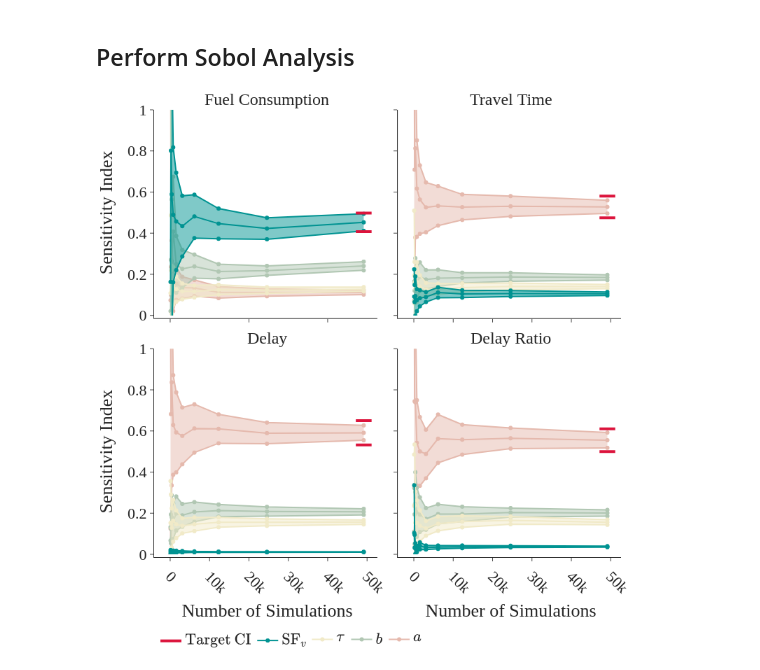
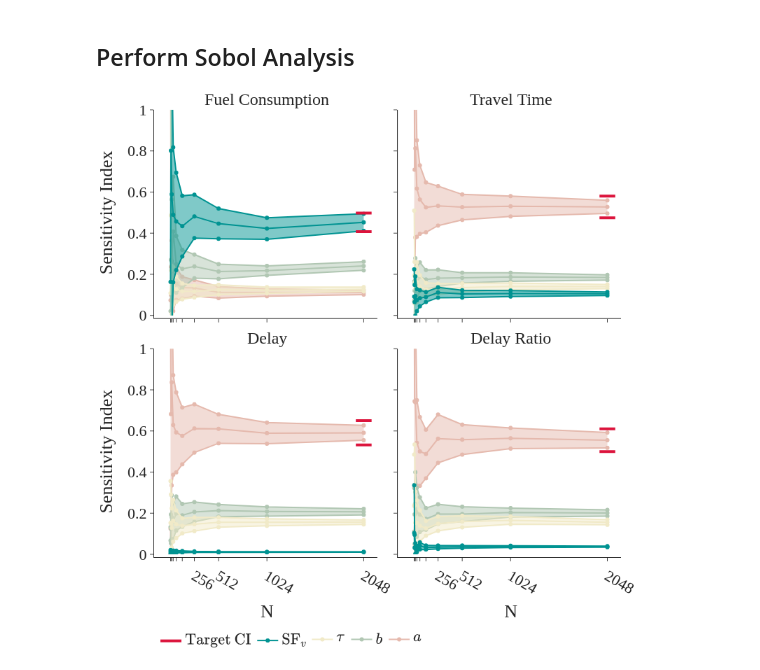
Before and after one commit to UnivOfAlabama-BittleResearchGroup/sa-traffic-sim, a Jupyter notebook: notebooks/SA1/NSweep.ipynb, the cells around one changed output. Drawn from its saved outputs; the diff is of its cells as text; code cells hidden in the pictures.

```diff
--- a/notebooks/SA1/NSweep.ipynb
+++ b/notebooks/SA1/NSweep.ipynb
@@ -112,27 +112,27 @@ sobol_df = pl.concat(
 # %%
 from src.plotting.plots import plot_si_v_n
 from src.plotting.helpers import plotly_2_image
 
 fig = plot_si_v_n(
     sobol_df.with_columns(
-        pl.col("N") * (problem["num_vars"] + 2),
+        (pl.col("N") * (problem["num_vars"] + 2)).alias('num_sims'),
     ),
     plot_variables=["Accel", "Decel", "Tau", "speedFactor"],
     plot_columns=[
         "cropped_per_vehicle_fuel_ST",
         "average_travel_time_ST",
         "average_delay_ST",
         "delay_ratio_ST",
     ],
     pretty_columns=[
         "Fuel Consumption",
         "Travel Time",
         "Delay",
         "Delay Ratio",
     ],
 )
 
 
 plotly_2_image(fig,  width=800, height=800, scale=1)
 # %% [output]
-[figure, old version]
+[figure, new version]
```
Also changed, not shown: 2 other files.
